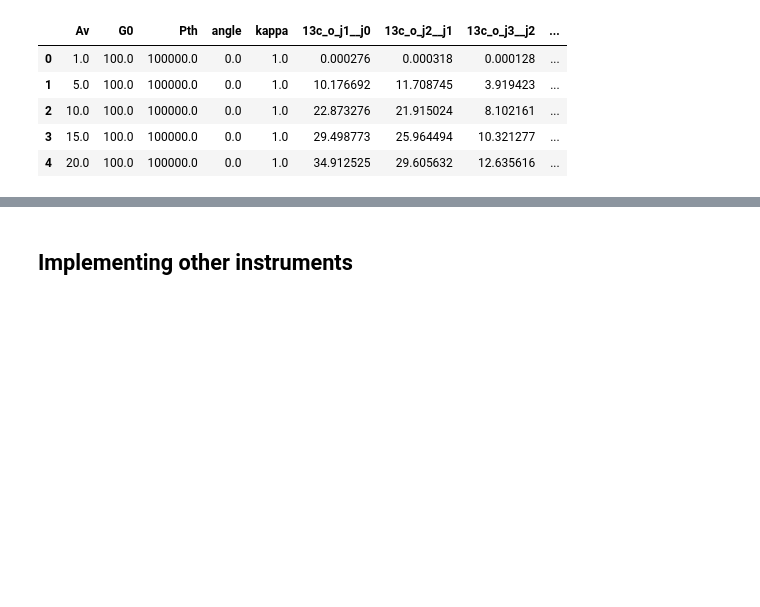
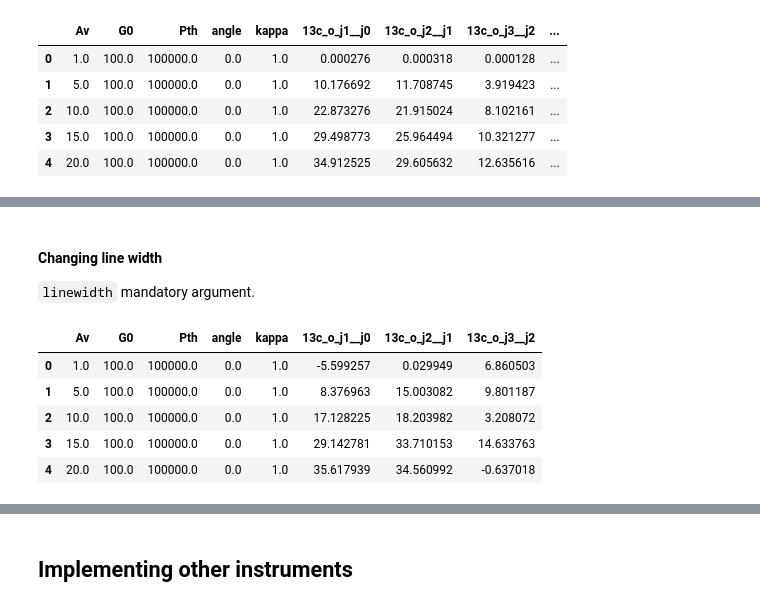
Before and after one commit to einigl/iram-30m-emir-obs-info, a Jupyter notebook: examples/instruments.ipynb, the cells around one changed output, grey strips where cells are left out. Drawn from its saved outputs; the diff is of its cells as text; code cells hidden in the pictures; blank space fills up the shorter version.

```diff
--- a/examples/instruments.ipynb
+++ b/examples/instruments.ipynb
@@ -114,0 +113,17 @@ emir.measure(
+# %% [markdown]
+#### Changing line width
+
+`linewidth` mandatory argument.
+# %%
+emir = IRAM30mEMIR(linewidth=2*linewidth)
+
+emir.measure(
+    emir.filter_lines(df), obstime
+)
+# %% [output]
+|  | Av | G0 | Pth | angle | kappa | 13c_o_j1__j0 | 13c_o_j2__j1 | 13c_o_j3__j2 |
+| 0 | 1.0 | 100.0 | 100000.0 | 0.0 | 1.0 | -5.599257 | 0.029949 | 6.860503 |
+| 1 | 5.0 | 100.0 | 100000.0 | 0.0 | 1.0 | 8.376963 | 15.003082 | 9.801187 |
+| 2 | 10.0 | 100.0 | 100000.0 | 0.0 | 1.0 | 17.128225 | 18.203982 | 3.208072 |
+| 3 | 15.0 | 100.0 | 100000.0 | 0.0 | 1.0 | 29.142781 | 33.710153 | 14.633763 |
+| 4 | 20.0 | 100.0 | 100000.0 | 0.0 | 1.0 | 35.617939 | 34.560992 | -0.637018 |
```
Also changed, not shown: parts of 11 cells of this notebook, 18 other files.
